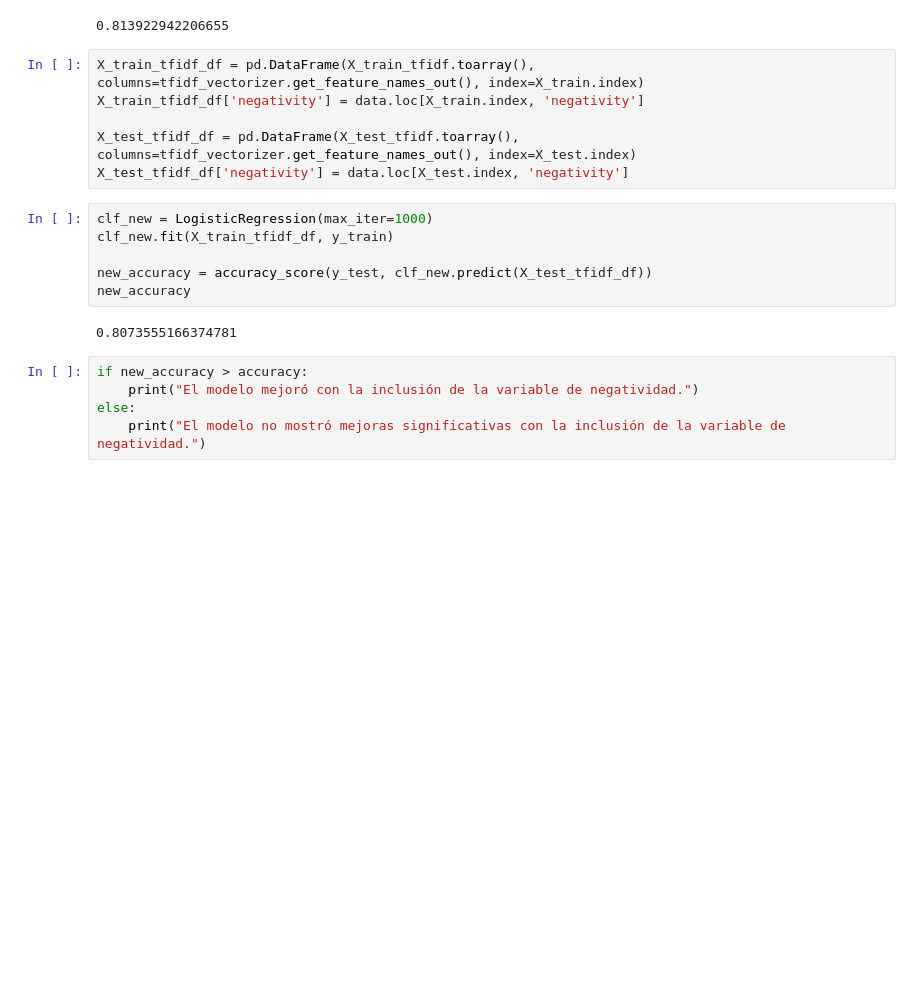
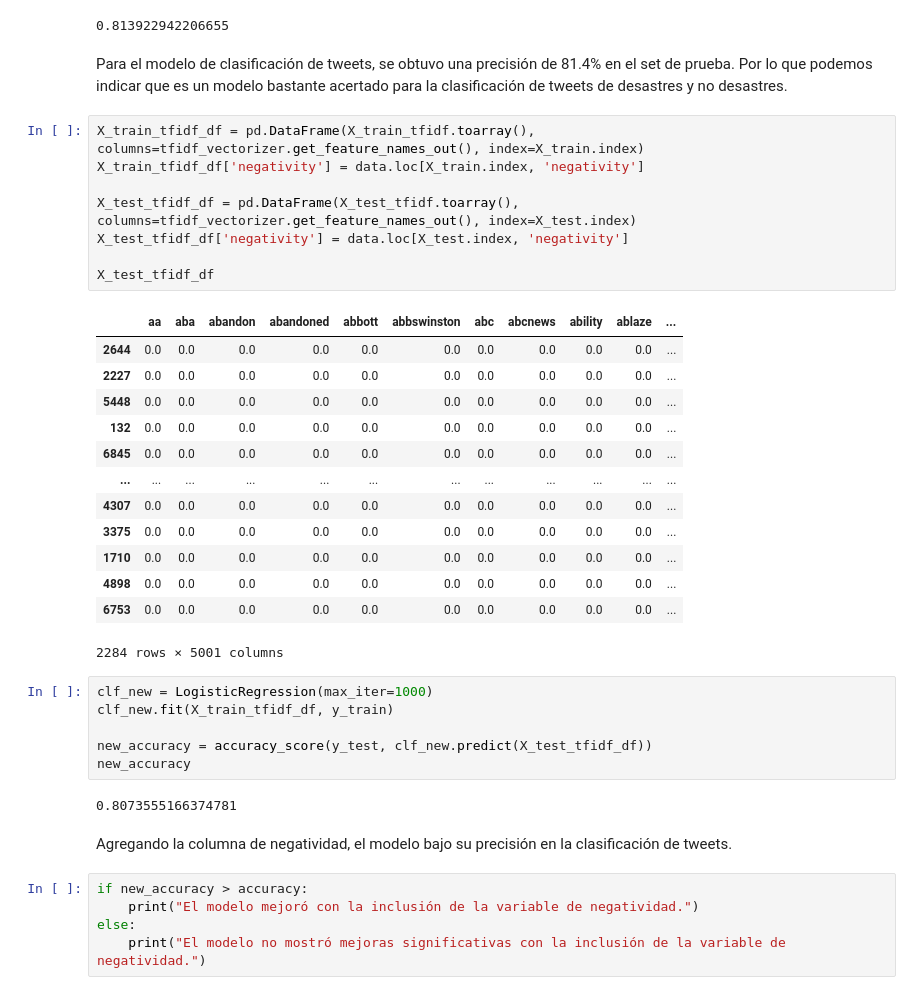
Before and after one commit to Manuel-Archila/Lab5_DS, a Jupyter notebook: Lab5.ipynb, the cells around one changed output. Drawn from its saved outputs; the diff is of its cells as text; blank space fills up the shorter version.

```diff
--- a/Lab5.ipynb
+++ b/Lab5.ipynb
@@ -273,12 +301,30 @@ accuracy = accuracy_score(y_test, clf.predict(X_test_tfidf))
 accuracy
 # %% [output]
 0.813922942206655
+# %% [markdown]
+Para el modelo de clasificación de tweets, se obtuvo una precisión de 81.4% en el set de prueba. Por lo que podemos indicar que es un modelo bastante acertado para la clasificación de tweets de desastres y no desastres.
 # %%
 X_train_tfidf_df = pd.DataFrame(X_train_tfidf.toarray(), columns=tfidf_vectorizer.get_feature_names_out(), index=X_train.index)
 X_train_tfidf_df['negativity'] = data.loc[X_train.index, 'negativity']
 
 X_test_tfidf_df = pd.DataFrame(X_test_tfidf.toarray(), columns=tfidf_vectorizer.get_feature_names_out(), index=X_test.index)
 X_test_tfidf_df['negativity'] = data.loc[X_test.index, 'negativity']
+
+X_test_tfidf_df
+# %% [output]
+|  | aa | aba | abandon | abandoned | abbott | abbswinston | abc | abcnews | ability | ablaze | ... |
+| 2644 | 0.0 | 0.0 | 0.0 | 0.0 | 0.0 | 0.0 | 0.0 | 0.0 | 0.0 | 0.0 | ... |
+| 2227 | 0.0 | 0.0 | 0.0 | 0.0 | 0.0 | 0.0 | 0.0 | 0.0 | 0.0 | 0.0 | ... |
+| 5448 | 0.0 | 0.0 | 0.0 | 0.0 | 0.0 | 0.0 | 0.0 | 0.0 | 0.0 | 0.0 | ... |
+| 132 | 0.0 | 0.0 | 0.0 | 0.0 | 0.0 | 0.0 | 0.0 | 0.0 | 0.0 | 0.0 | ... |
+| 6845 | 0.0 | 0.0 | 0.0 | 0.0 | 0.0 | 0.0 | 0.0 | 0.0 | 0.0 | 0.0 | ... |
+| ... | ... | ... | ... | ... | ... | ... | ... | ... | ... | ... | ... |
+| 4307 | 0.0 | 0.0 | 0.0 | 0.0 | 0.0 | 0.0 | 0.0 | 0.0 | 0.0 | 0.0 | ... |
+| 3375 | 0.0 | 0.0 | 0.0 | 0.0 | 0.0 | 0.0 | 0.0 | 0.0 | 0.0 | 0.0 | ... |
+| 1710 | 0.0 | 0.0 | 0.0 | 0.0 | 0.0 | 0.0 | 0.0 | 0.0 | 0.0 | 0.0 | ... |
+| 4898 | 0.0 | 0.0 | 0.0 | 0.0 | 0.0 | 0.0 | 0.0 | 0.0 | 0.0 | 0.0 | ... |
+| 6753 | 0.0 | 0.0 | 0.0 | 0.0 | 0.0 | 0.0 | 0.0 | 0.0 | 0.0 | 0.0 | ... |
+2284 rows × 5001 columns
 # %%
 clf_new = LogisticRegression(max_iter=1000)
 clf_new.fit(X_train_tfidf_df, y_train)
@@ -287,6 +333,8 @@ new_accuracy = accuracy_score(y_test, clf_new.predict(X_test_tfidf_df))
 new_accuracy
 # %% [output]
 0.8073555166374781
+# %% [markdown]
+Agregando la columna de negatividad, el modelo bajo su precisión en la clasificación de tweets.
 # %%
 if new_accuracy > accuracy:
     print("El modelo mejoró con la inclusión de la variable de negatividad.")
```
Also changed, not shown: parts of 13 cells of this notebook.
